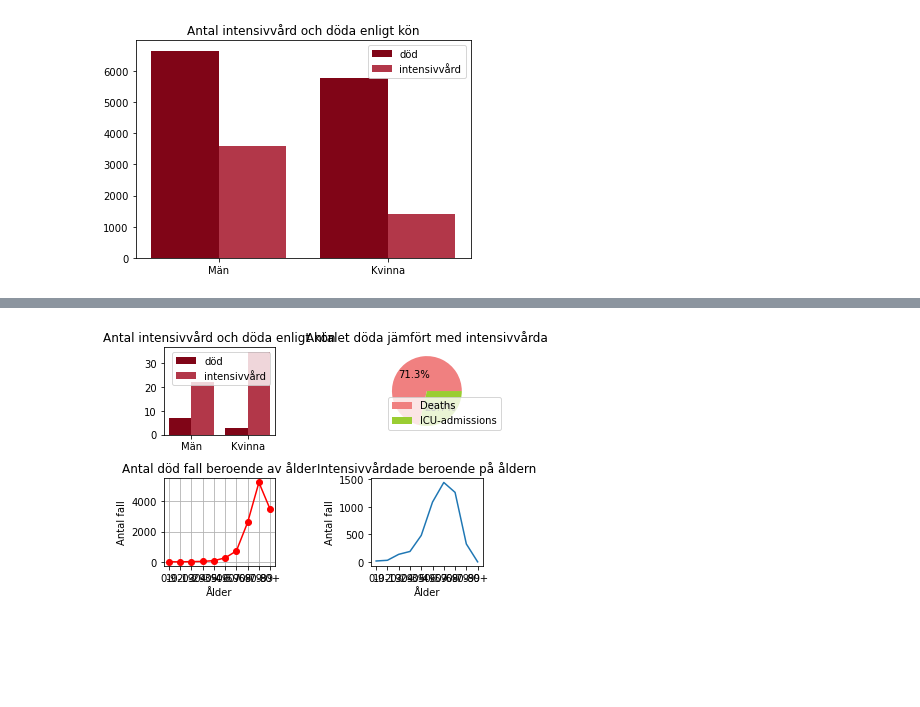
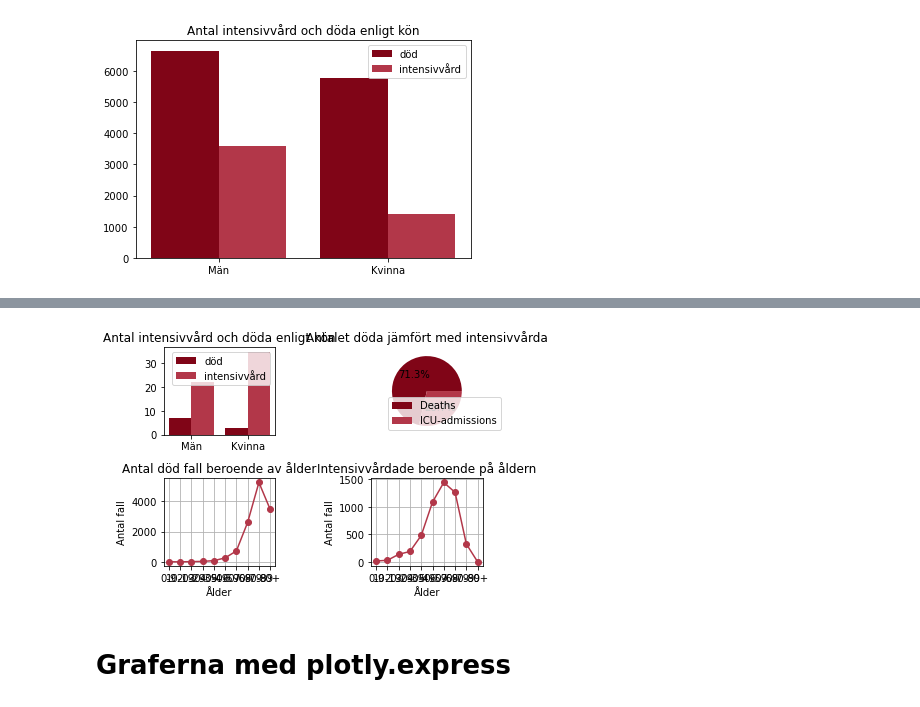
Before and after one commit to Mariam656/Mariam-Zeitouni-TE19C, a Jupyter notebook: Programering 1/project/slut-project.ipynb, the cells around one changed output, grey strips where cells are left out. Cells and saved outputs as stored; diff of their text form; code cells hidden in the pictures; blank space fills up the shorter version.

```diff
--- a/Programering 1/project/slut-project.ipynb
+++ b/Programering 1/project/slut-project.ipynb
@@ -115,34 +120,37 @@ width = 0.4
 plt.xticks(x, ["Män", "Kvinna"])
 plt.bar(x-0.2, död, width, color="#800517")
 plt.bar(x+0.2, intensivvård, width, color="#B23749")
 plt.legend(["död", "intensivvård"])
 plt.title("Antal intensivvård och döda enligt kön")
 
 
 plt.subplot(2,2,2)
 antal_döda = df["Total_Deaths"].sum()
 antal_intens = df["Total_ICU_Admissions"].sum()
 labels = "Deaths", "ICU-admissions"
 sizes = [antal_döda, antal_intens]
-colors = ["lightcoral", "yellowgreen"]
+colors = ["#800517", "#B23749"]
 plt.pie(sizes, colors=colors, autopct="%.1f%%")
 plt.legend(labels, loc= "lower left")
 plt.title("Antalet döda jämfört med intensivvårda")
 
 plt.subplot(2,2,3)
-plt.plot(år, fall, color='red', marker='o')
+plt.plot(år, fall, color="#B23749", marker='o')
 plt.title("Antal död fall beroende av ålder")
 plt.xlabel("Ålder")
 plt.ylabel("Antal fall")
 plt.grid(True)
 
 plt.subplot(2,2,4)
-plt.plot(år2, fall2)
+plt.plot(år2, fall2, color="#B23749", marker="o")
 plt.title("Intensivvårdade beroende på åldern")
 plt.xlabel("Ålder")
 plt.ylabel("Antal fall")
+plt.grid(True)
 
 plt.tight_layout()
 plt.show()
 # %% [output]
-[figure, old version]
+[figure, new version]
+# %% [markdown]
+# Graferna med plotly.express
```
Also changed, not shown: parts of 8 cells of this notebook, 2 other files.
